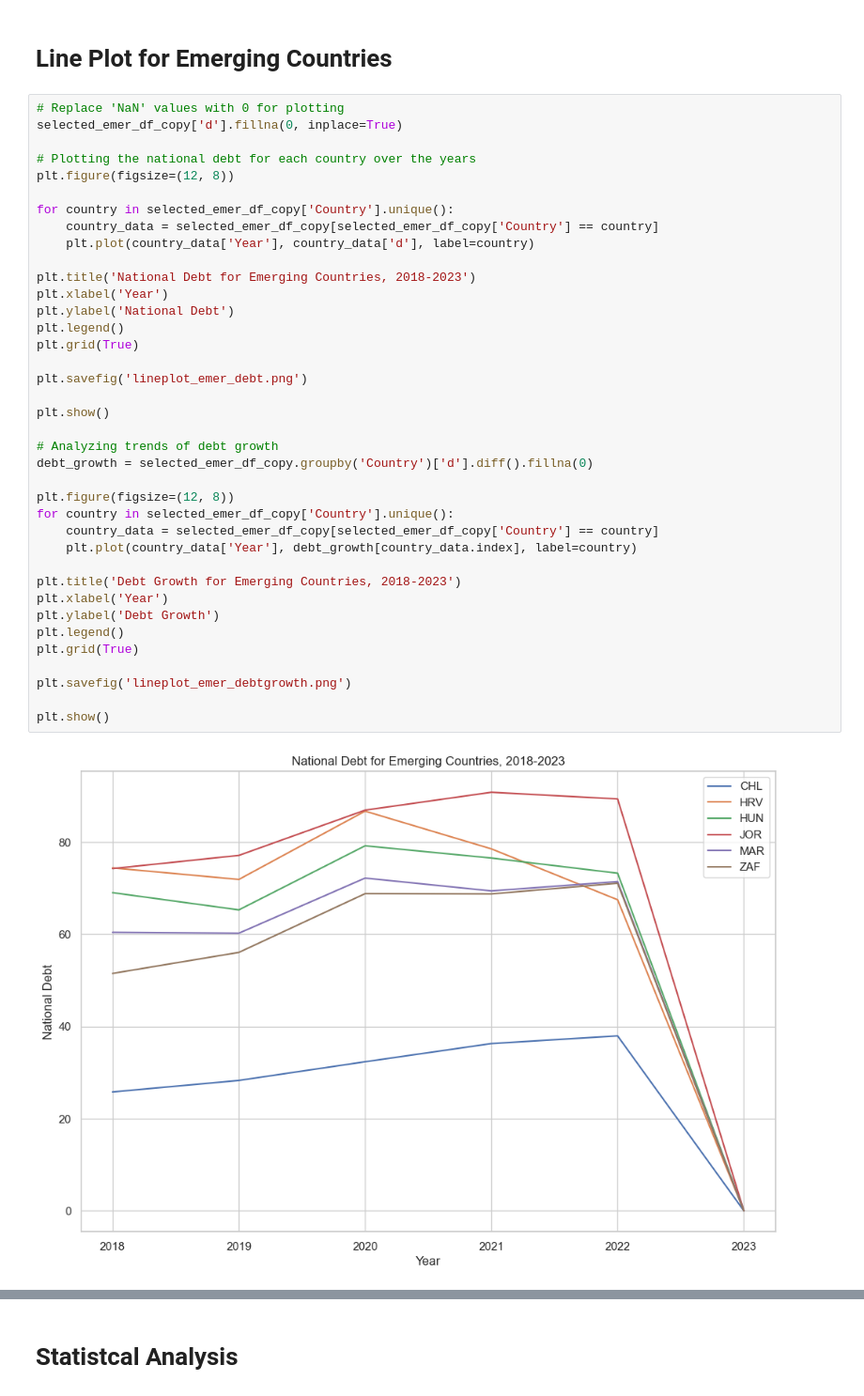
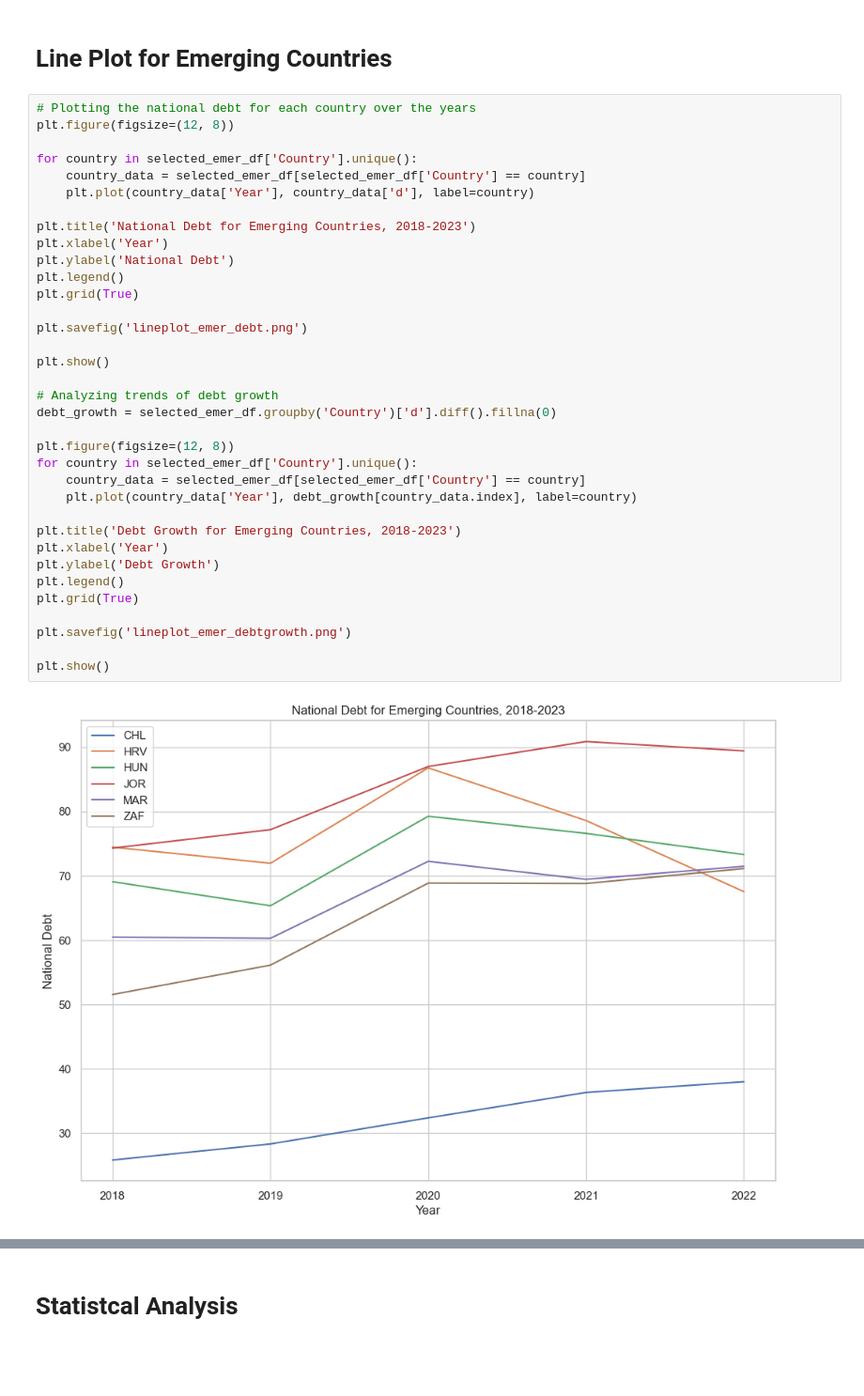
Before and after one commit to eaccooper5/project_1, a Jupyter notebook: TEST1.ipynb, the cells around one changed output, grey strips where cells are left out. Shown at 94% size. Cells and saved outputs as stored; diff of their text form; blank space fills up the shorter version.

```diff
--- a/TEST1.ipynb
+++ b/TEST1.ipynb
@@ -227,42 +227,39 @@ See the caveats in the documentation: https://pandas.pydata.org/pandas-docs/stab
 # %% [markdown]
 # Line Plot for Emerging Countries
 # %%
-# Replace 'NaN' values with 0 for plotting
-selected_emer_df_copy['d'].fillna(0, inplace=True)
-
 # Plotting the national debt for each country over the years
 plt.figure(figsize=(12, 8))
 
-for country in selected_emer_df_copy['Country'].unique():
-    country_data = selected_emer_df_copy[selected_emer_df_copy['Country'] == country]
+for country in selected_emer_df['Country'].unique():
+    country_data = selected_emer_df[selected_emer_df['Country'] == country]
     plt.plot(country_data['Year'], country_data['d'], label=country)
 
 plt.title('National Debt for Emerging Countries, 2018-2023')
 plt.xlabel('Year')
 plt.ylabel('National Debt')
 plt.legend()
 plt.grid(True)
 
 plt.savefig('lineplot_emer_debt.png')
 
 plt.show()
 
 # Analyzing trends of debt growth
-debt_growth = selected_emer_df_copy.groupby('Country')['d'].diff().fillna(0)
+debt_growth = selected_emer_df.groupby('Country')['d'].diff().fillna(0)
 
 plt.figure(figsize=(12, 8))
-for country in selected_emer_df_copy['Country'].unique():
-    country_data = selected_emer_df_copy[selected_emer_df_copy['Country'] == country]
+for country in selected_emer_df['Country'].unique():
+    country_data = selected_emer_df[selected_emer_df['Country'] == country]
     plt.plot(country_data['Year'], debt_growth[country_data.index], label=country)
 
 plt.title('Debt Growth for Emerging Countries, 2018-2023')
 plt.xlabel('Year')
 plt.ylabel('Debt Growth')
 plt.legend()
 plt.grid(True)
 
 plt.savefig('lineplot_emer_debtgrowth.png')
 
 plt.show()
 # %% [output]
-[figure, old version]
+[figure, new version]
```
Also changed, not shown: parts of 2 cells of this notebook.
